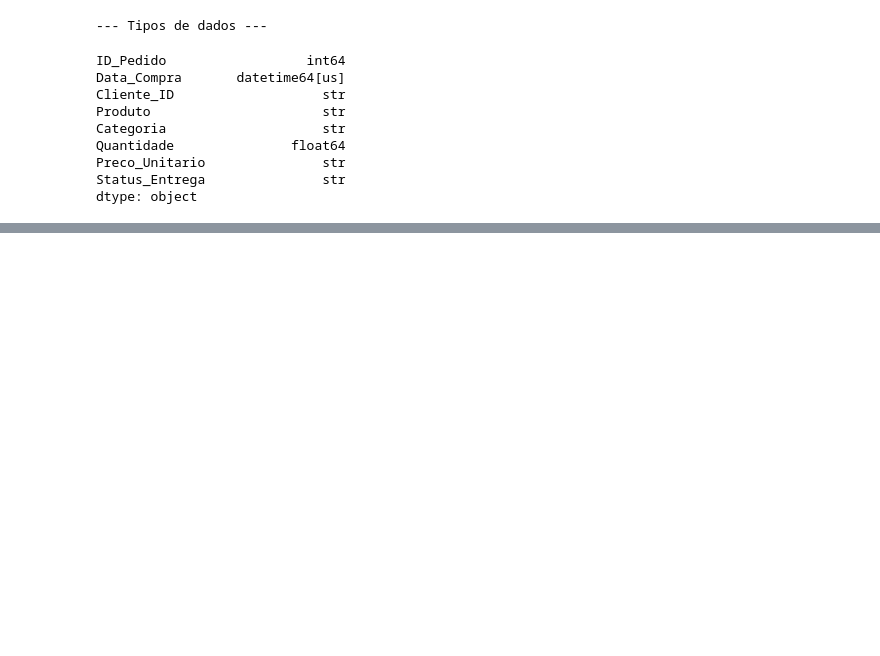
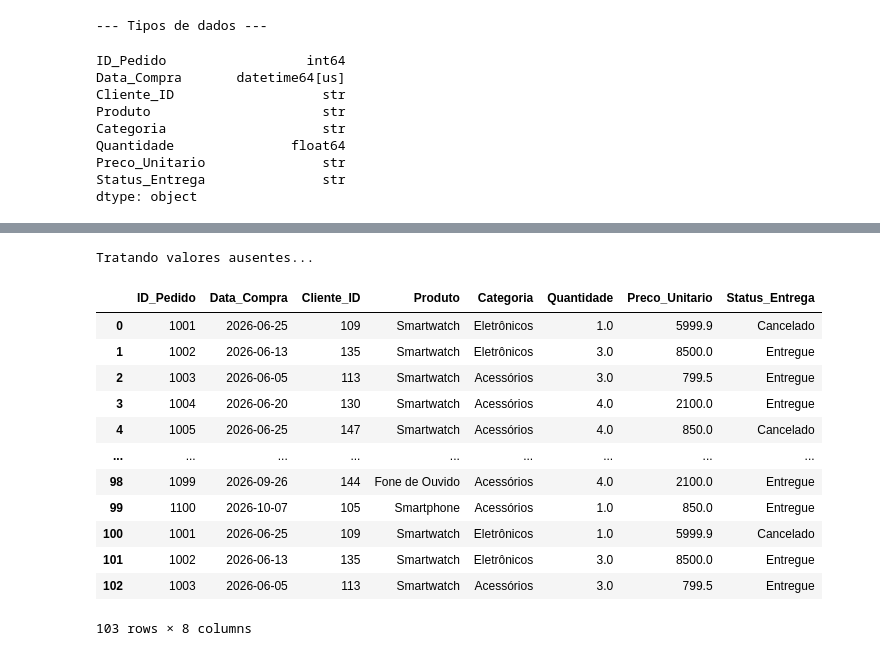
Before and after one commit to Fabricio-Fontenele/lab-dsa-python, a Jupyter notebook: 9.pandas/mini-projeto-4.ipynb, the cells around one changed output, grey strips where cells are left out. Saved outputs shown, nothing was run; the diff lists cells and outputs as text; code cells hidden in the pictures; blank space fills up the shorter version.

```diff
--- a/9.pandas/mini-projeto-4.ipynb
+++ b/9.pandas/mini-projeto-4.ipynb
@@ -255,0 +260,9 @@ dtype: object
+# %%
+# Copiando o DataFrame para manter o original intacto
+df_limpo = df_vendas.copy()
+# %%
+# --- 1. Corrigindo Tipos de Dados ---
+print("Corrigindo tipos de dados...")
+# Convertendo 'Preco_Unitario' para numérico, tratando erros
+# errors='coerce' transformará valores inválidos (como 'valor_invalido') em NaN
+df_limpo['Preco_Unitario'] = pd.to_numeric(df_limpo['Preco_Unitario'], errors = 'coerce')
@@ -255,0 +271,3 @@ dtype: object
+# %%
+# Convertendo 'Cliente_ID' para numérico, tratando erros
+df_limpo['Cliente_ID'] = pd.to_numeric(df_limpo['Cliente_ID'], errors = 'coerce').astype('Int64') # Usamos Int64 para permitir NaN
@@ -255,0 +286,21 @@ dtype: object
+# %%
+# --- 2. Tratando Valores Ausentes (NaN) ---
+print("Tratando valores ausentes...")
+# Para 'Quantidade', vamos preencher com a mediana, que é mais robusta a outliers
+mediana_qtd = df_limpo['Quantidade'].median()
+df_limpo.fillna({'Quantidade': mediana_qtd}, inplace = True)
+# %% [output]
+Tratando valores ausentes...
+|  | ID_Pedido | Data_Compra | Cliente_ID | Produto | Categoria | Quantidade | Preco_Unitario | Status_Entrega |
+| 0 | 1001 | 2026-06-25 | 109 | Smartwatch | Eletrônicos | 1.0 | 5999.9 | Cancelado |
+| 1 | 1002 | 2026-06-13 | 135 | Smartwatch | Eletrônicos | 3.0 | 8500.0 | Entregue |
+| 2 | 1003 | 2026-06-05 | 113 | Smartwatch | Acessórios | 3.0 | 799.5 | Entregue |
+| 3 | 1004 | 2026-06-20 | 130 | Smartwatch | Acessórios | 4.0 | 2100.0 | Entregue |
+| 4 | 1005 | 2026-06-25 | 147 | Smartwatch | Acessórios | 4.0 | 850.0 | Cancelado |
+| ... | ... | ... | ... | ... | ... | ... | ... | ... |
+| 98 | 1099 | 2026-09-26 | 144 | Fone de Ouvido | Acessórios | 4.0 | 2100.0 | Entregue |
+| 99 | 1100 | 2026-10-07 | 105 | Smartphone | Acessórios | 1.0 | 850.0 | Entregue |
+| 100 | 1001 | 2026-06-25 | 109 | Smartwatch | Eletrônicos | 1.0 | 5999.9 | Cancelado |
+| 101 | 1002 | 2026-06-13 | 135 | Smartwatch | Eletrônicos | 3.0 | 8500.0 | Entregue |
+| 102 | 1003 | 2026-06-05 | 113 | Smartwatch | Acessórios | 3.0 | 799.5 | Entregue |
+103 rows × 8 columns
```
Also changed, not shown: parts of 10 cells of this notebook.
